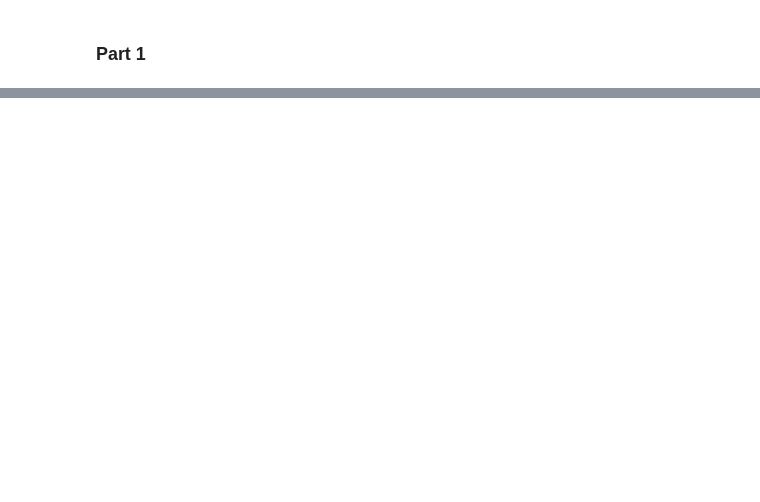
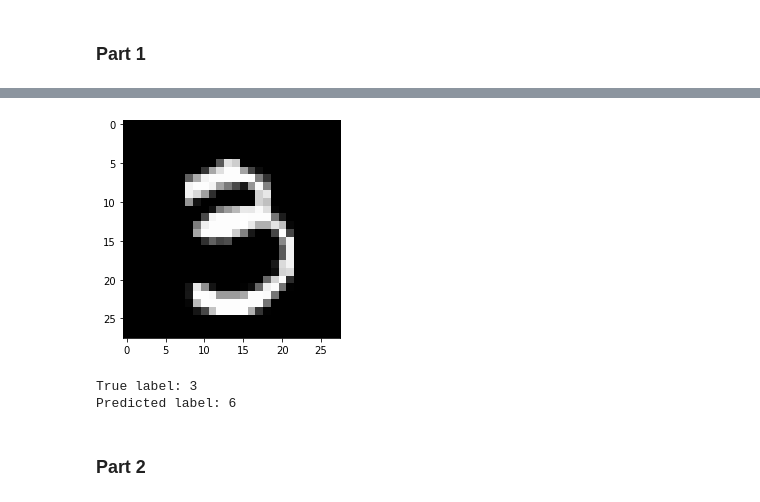
Before and after one commit to dmcg89/ds22, a Jupyter notebook: Assignments/HW2.ipynb, the cells around one changed output, grey strips where cells are left out. Drawn from its saved outputs; the diff is of its cells as text; code cells hidden in the pictures; blank space fills up the shorter version.

```diff
--- a/Assignments/HW2.ipynb
+++ b/Assignments/HW2.ipynb
@@ -123 +139,4 @@ x_test = x_test/np.max(x_train)
+# %%
+y_train = keras.utils.to_categorical(y_train, 10)
+y_test = keras.utils.to_categorical(y_test, 10)
 # %%
@@ -160,0 +172,22 @@ ValueError: Error when checking target: expected dense_33 to have shape (10,) bu
+# %%
+# reload the model here:
+model = load_model('raw_model.h5')
+# generate a random number. (use numpy random.randint)
+rand_num = np.random.randint(60000)
+img = x_train[rand_num]
+img = np.expand_dims(img, axis = 0)
+predicted_label =model.predict(img, 1)
+img = np.reshape(img,(28,28))
+plt.imshow(img, cmap='gray' )
+plt.show()
+# print its label
+true_label = np.argmax(y_train[rand_num])
+predicted_label = np.argmax(predicted_label)
+print('True label:', true_label)
+print('Predicted label:', predicted_label)
+# %% [output]
+[figure, added]
+True label: 3
+Predicted label: 6
+# %% [markdown]
+### Part 2
```
Also changed, not shown: parts of 12 cells of this notebook, 2 other files.
